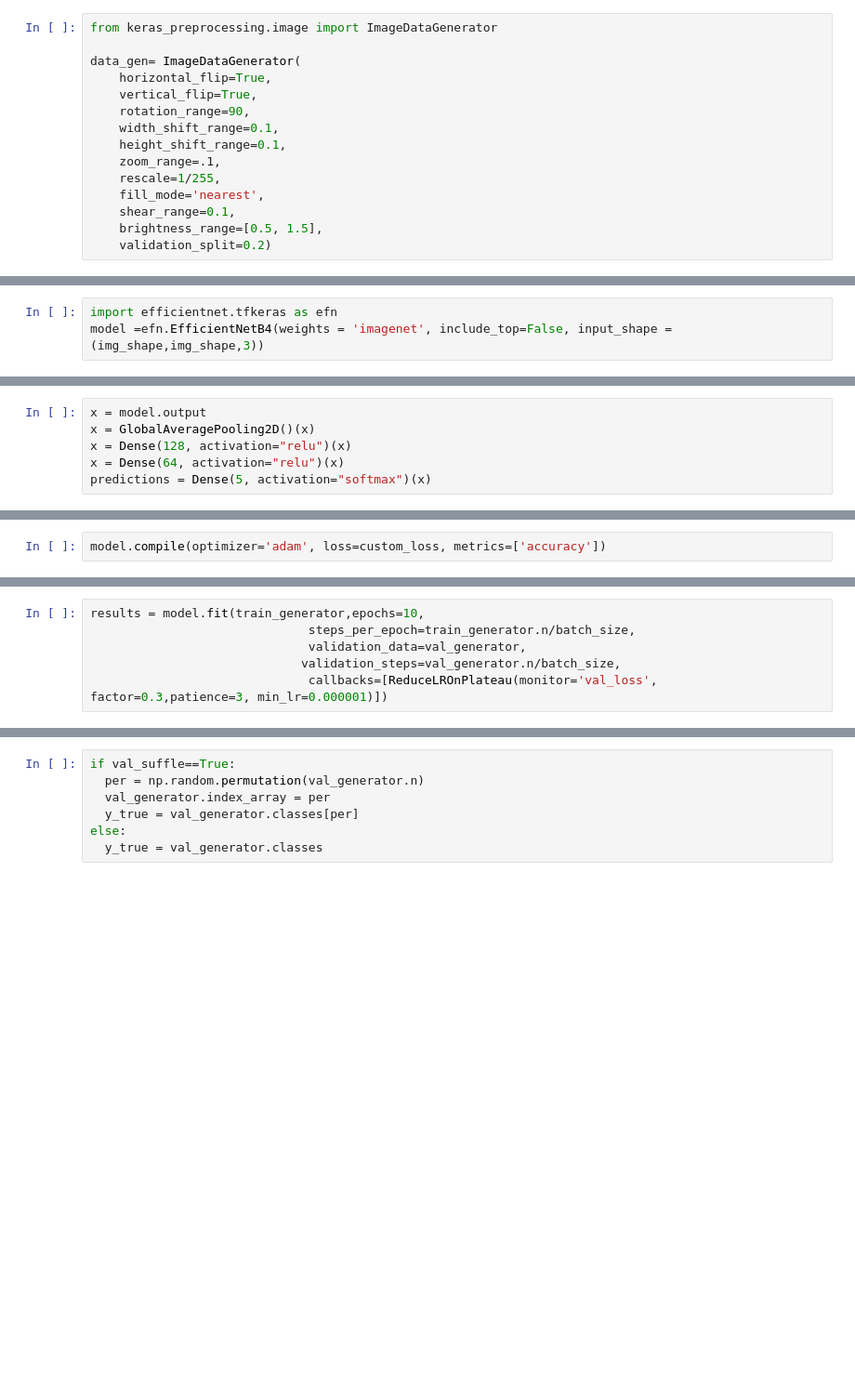
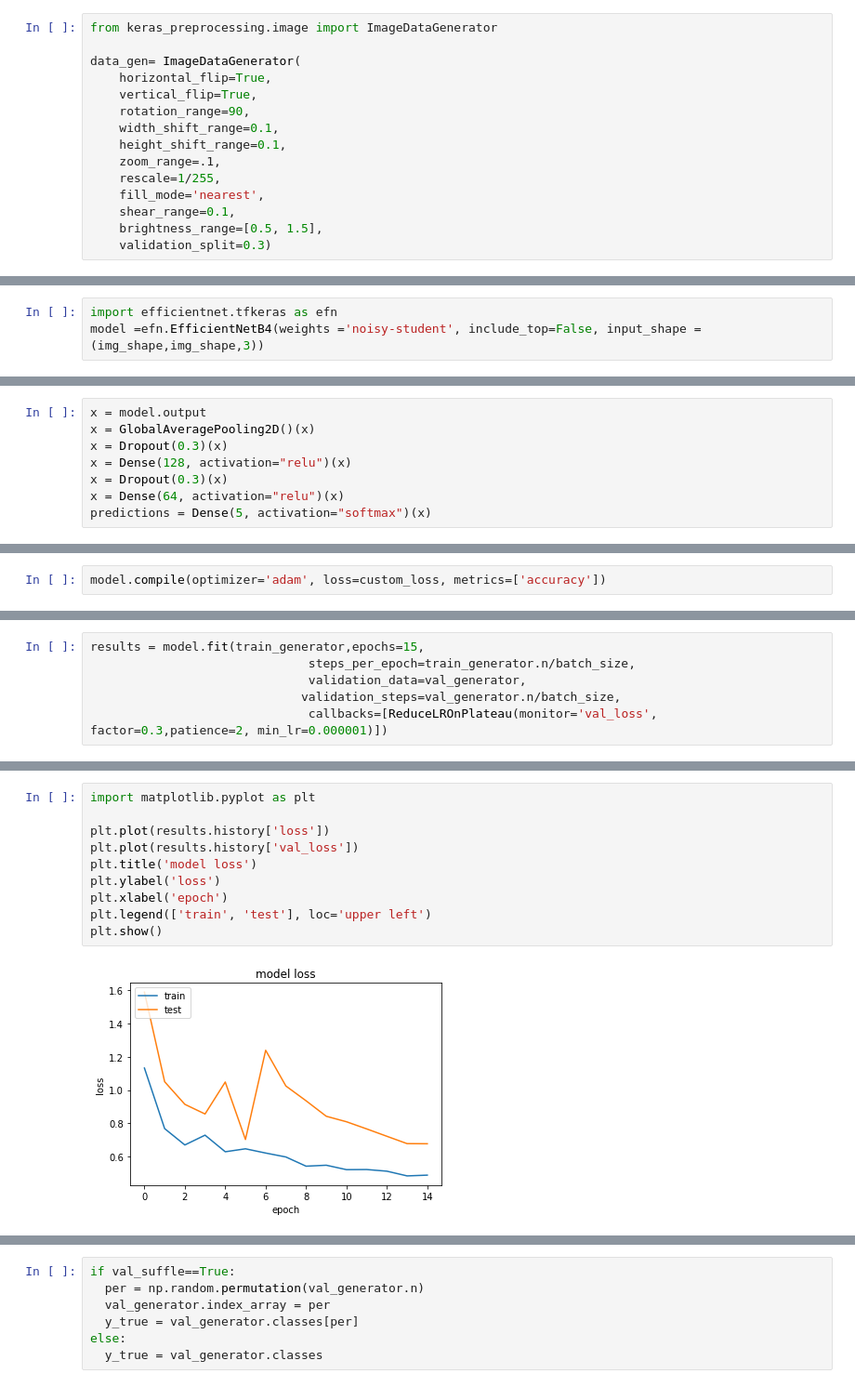
Before and after one commit to talhaanwarch/Plant-Leaf-Disease-Classification, a Jupyter notebook: transfer_learning_pipeline.ipynb, the cells around one changed output, grey strips where cells are left out. Shown at 93% size. Saved outputs shown, nothing was run; the diff lists cells and outputs as text; blank space fills up the shorter version.

```diff
--- a/transfer_learning_pipeline.ipynb
+++ b/transfer_learning_pipeline.ipynb
@@ -75,4 +94,4 @@ data_gen= ImageDataGenerator(
     fill_mode='nearest',
     shear_range=0.1,
     brightness_range=[0.5, 1.5],
-    validation_split=0.2)
+    validation_split=0.3)
@@ -120,4 +148,4 @@ import tensorflow as tf
 # %%
 import efficientnet.tfkeras as efn
-model =efn.EfficientNetB4(weights = 'imagenet', include_top=False, input_shape = (img_shape,img_shape,3))
+model =efn.EfficientNetB4(weights ='noisy-student', include_top=False, input_shape = (img_shape,img_shape,3))
 # %% [output]
@@ -126,7 +154,9 @@ Downloading data from https://github.com/Callidior/keras-applications/releases/d
 # %%
 x = model.output
 x = GlobalAveragePooling2D()(x)
+x = Dropout(0.3)(x)
 x = Dense(128, activation="relu")(x)
+x = Dropout(0.3)(x)
 x = Dense(64, activation="relu")(x)
 predictions = Dense(5, activation="softmax")(x)
 # %%
@@ -139,7 +181,7 @@ model.compile(optimizer='adam', loss=custom_loss, metrics=['accuracy'])
 # %%
-results = model.fit(train_generator,epochs=10,
+results = model.fit(train_generator,epochs=15,
                               steps_per_epoch=train_generator.n/batch_size,
                               validation_data=val_generator,
                              validation_steps=val_generator.n/batch_size,
-                              callbacks=[ReduceLROnPlateau(monitor='val_loss', factor=0.3,patience=3, min_lr=0.000001)])
+                              callbacks=[ReduceLROnPlateau(monitor='val_loss', factor=0.3,patience=2, min_lr=0.000001)])
 # %% [output]
@@ -165,0 +205,12 @@ Epoch 10/10
+# %%
+import matplotlib.pyplot as plt
+
+plt.plot(results.history['loss'])
+plt.plot(results.history['val_loss'])
+plt.title('model loss')
+plt.ylabel('loss')
+plt.xlabel('epoch')
+plt.legend(['train', 'test'], loc='upper left')
+plt.show()
+# %% [output]
+[figure, added]
```
Also changed, not shown: parts of 65 cells of this notebook.
